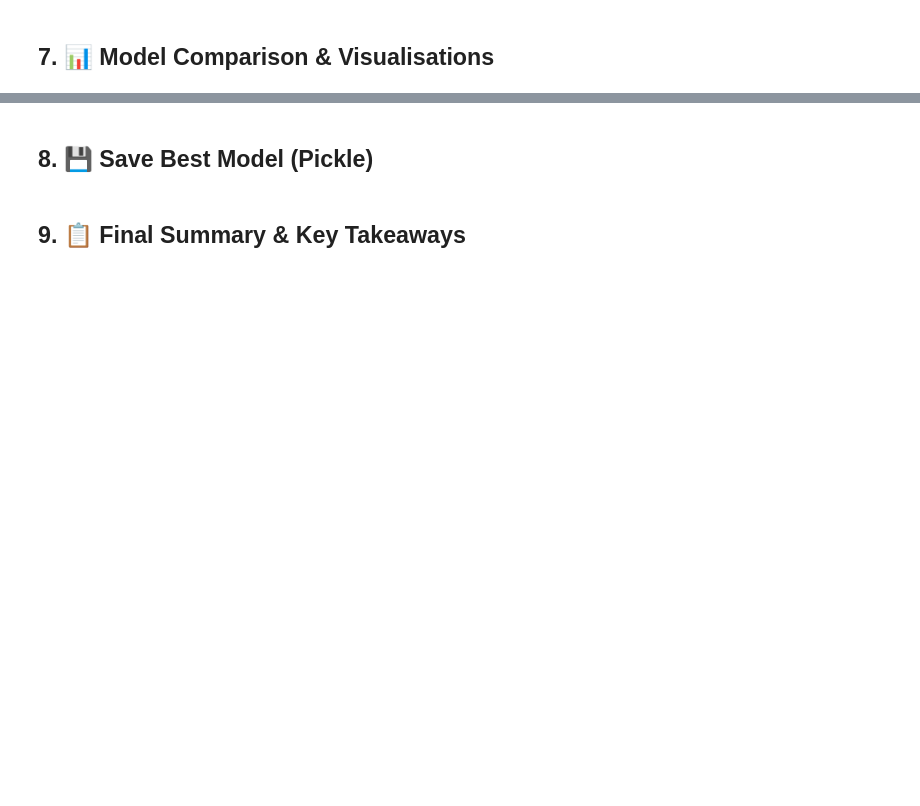
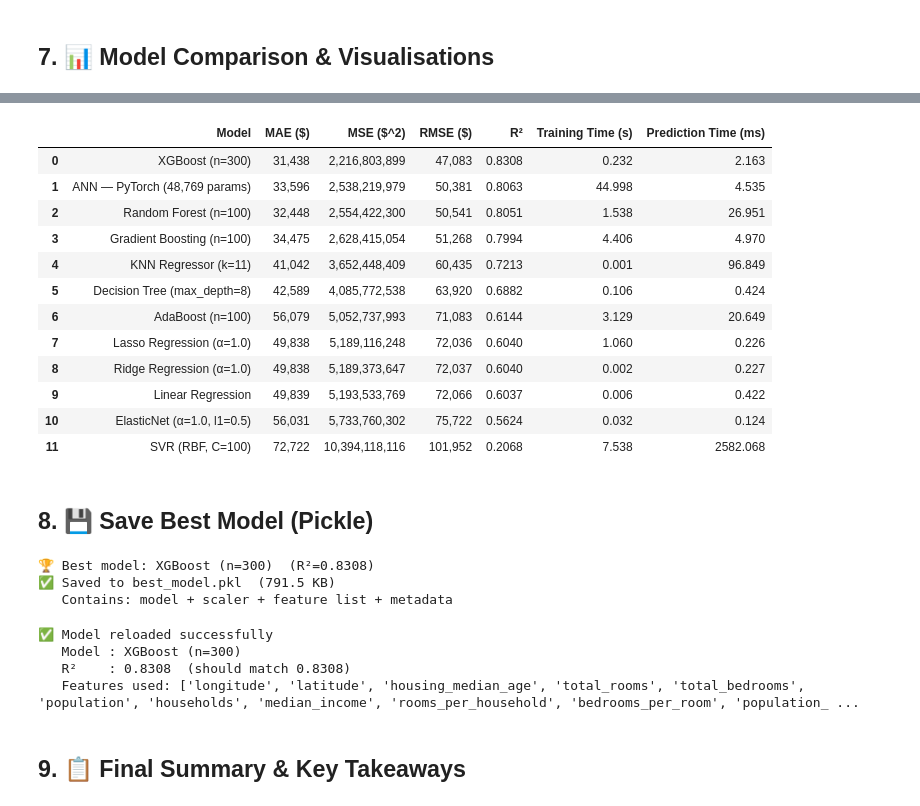
Before and after one commit to Gautamzero30/Evaluating_Regression_models, a Jupyter notebook: California_housing_improvised.ipynb, the cells around one changed output, grey strips where cells are left out. Cells and saved outputs as stored; diff of their text form; code cells hidden in the pictures; blank space fills up the shorter version.

Commit message:
Update regression notebook and generated outputs

```diff
--- a/California_housing_improvised.ipynb
+++ b/California_housing_improvised.ipynb
@@ -341,6 +341,6 @@ plt.show()
 ## 4. ⚙️ Data Preprocessing
 # %%
 # Step 1: Impute missing values (median — robust to outliers)
-df['total_bedrooms'].fillna(df['total_bedrooms'].median(), inplace=True)
+df['total_bedrooms'] = df['total_bedrooms'].fillna(df['total_bedrooms'].median())
 print(f"Missing after imputation: {df.isnull().sum().sum()}")
 # %% [output]
@@ -352,6 +352,12 @@ df['bedrooms_per_room']        = df['total_bedrooms'] / df['total_rooms']
 df['population_per_household'] = df['population']     / df['households']
 df['income_per_room']          = df['median_income']  / (df['total_rooms'] + 1)
 
+# Replace any non-finite values introduced by division
+for col in ['rooms_per_household', 'bedrooms_per_room', 'population_per_household', 'income_per_room']:
+    df[col] = df[col].replace([np.inf, -np.inf], np.nan)
+
+    df[col] = df[col].fillna(df[col].median())
+
+print(['rooms_per_household','bedrooms_per_room','population_per_household','income_per_room'])
 print("New engineered features added:")
-print(['rooms_per_household','bedrooms_per_room','population_per_household','income_per_room'])
 # %% [output]
@@ -368,7 +374,11 @@ print("Log1p applied to:", skewed)
 Log1p applied to: ['total_rooms', 'total_bedrooms', 'population', 'households']
 # %%
 # Step 4: One-hot encode ocean_proximity
-df = pd.get_dummies(df, columns=['ocean_proximity'], drop_first=False)
+if 'ocean_proximity' in df.columns:
+    df = pd.get_dummies(df, columns=['ocean_proximity'], drop_first=False)
+else:
+    # Already encoded on a previous run; keep the dummy columns as integers.
+    pass
 bool_cols = df.select_dtypes(include='bool').columns
 df[bool_cols] = df[bool_cols].astype(int)
 print(f"Encoded. Shape now: {df.shape}")
@@ -562,7 +710,7 @@ print(f"\nTotal Parameters : {total_params:,}")
 # %%
 criterion = nn.MSELoss()
 optimizer = optim.AdamW(ann.parameters(), lr=1e-3, weight_decay=1e-4)
-scheduler = optim.lr_scheduler.ReduceLROnPlateau(optimizer, 'min', patience=10, factor=0.5, verbose=False)
+scheduler = optim.lr_scheduler.ReduceLROnPlateau(optimizer, 'min', patience=10, factor=0.5)
 
 EPOCHS = 150
 train_losses, val_losses = [], []
@@ -793,3 +988,35 @@ plt.show()
+# %%
+# Create a compact comparison table for all models
+comparison_table = df_res[['Model','MAE','MSE','RMSE','R2','Train_s','Pred_ms']].copy()
+comparison_table = comparison_table.sort_values('R2', ascending=False).reset_index(drop=True)
+comparison_table.columns = ['Model','MAE ($)','MSE ($^2)','RMSE ($)','R²','Training Time (s)','Prediction Time (ms)']
+
+comparison_table['R²'] = comparison_table['R²'].round(4)
+comparison_table['Training Time (s)'] = comparison_table['Training Time (s)'].round(3)
+comparison_table['Prediction Time (ms)'] = comparison_table['Prediction Time (ms)'].round(3)
+
+comparison_table.style.format({
+    'MAE ($)': '{:,.0f}',
+    'MSE ($^2)': '{:,.0f}',
+    'RMSE ($)': '{:,.0f}',
+    'R²': '{:.4f}',
+    'Training Time (s)': '{:.3f}',
+    'Prediction Time (ms)': '{:.3f}'
+}).background_gradient(subset=['R²'], cmap='RdYlGn').background_gradient(subset=['MAE ($)','MSE ($^2)','RMSE ($)'], cmap='RdYlGn_r')
+# %% [output]
+|  | Model | MAE ($) | MSE ($^2) | RMSE ($) | R² | Training Time (s) | Prediction Time (ms) |
+| 0 | XGBoost (n=300) | 31,438 | 2,216,803,899 | 47,083 | 0.8308 | 0.232 | 2.163 |
+| 1 | ANN — PyTorch (48,769 params) | 33,596 | 2,538,219,979 | 50,381 | 0.8063 | 44.998 | 4.535 |
+| 2 | Random Forest (n=100) | 32,448 | 2,554,422,300 | 50,541 | 0.8051 | 1.538 | 26.951 |
+| 3 | Gradient Boosting (n=100) | 34,475 | 2,628,415,054 | 51,268 | 0.7994 | 4.406 | 4.970 |
+| 4 | KNN Regressor (k=11) | 41,042 | 3,652,448,409 | 60,435 | 0.7213 | 0.001 | 96.849 |
+| 5 | Decision Tree (max_depth=8) | 42,589 | 4,085,772,538 | 63,920 | 0.6882 | 0.106 | 0.424 |
+| 6 | AdaBoost (n=100) | 56,079 | 5,052,737,993 | 71,083 | 0.6144 | 3.129 | 20.649 |
+| 7 | Lasso Regression (α=1.0) | 49,838 | 5,189,116,248 | 72,036 | 0.6040 | 1.060 | 0.226 |
+| 8 | Ridge Regression (α=1.0) | 49,838 | 5,189,373,647 | 72,037 | 0.6040 | 0.002 | 0.227 |
+| 9 | Linear Regression | 49,839 | 5,193,533,769 | 72,066 | 0.6037 | 0.006 | 0.422 |
+| 10 | ElasticNet (α=1.0, l1=0.5) | 56,031 | 5,733,760,302 | 75,722 | 0.5624 | 0.032 | 0.124 |
+| 11 | SVR (RBF, C=100) | 72,722 | 10,394,118,116 | 101,952 | 0.2068 | 7.538 | 2582.068 |
 # %% [markdown]
 ## 8. 💾 Save Best Model (Pickle)
 # %%
@@ -836,6 +1063,10 @@ if best_key:
 else:
     print("ℹ️  Best model is ANN — PyTorch model not pickled here.")
     print("   Save with: torch.save(ann.state_dict(), 'ann_weights.pt')")
+# %% [output]
+🏆 Best model: XGBoost (n=300)  (R²=0.8308)
+✅ Saved to best_model.pkl  (791.5 KB)
+   Contains: model + scaler + feature list + metadata
 # %%
 # Verify the saved model loads and works
 with open('best_model.pkl', 'rb') as f:
@@ -847,6 +1078,11 @@ print(f"✅ Model reloaded successfully")
 print(f"   Model : {loaded['model_name']}")
 print(f"   R²    : {check_r2:.4f}  (should match {loaded['test_r2']:.4f})")
 print(f"   Features used: {loaded['feature_cols']}")
+# %% [output]
+✅ Model reloaded successfully
+   Model : XGBoost (n=300)
+   R²    : 0.8308  (should match 0.8308)
+   Features used: ['longitude', 'latitude', 'housing_median_age', 'total_rooms', 'total_bedrooms', 'population', 'households', 'median_income', 'rooms_per_household', 'bedrooms_per_room', 'population_ ...
 # %% [markdown]
 ## 9. 📋 Final Summary & Key Takeaways
 # %%
```
Also changed, not shown: parts of 27 cells of this notebook, 13 other files.
